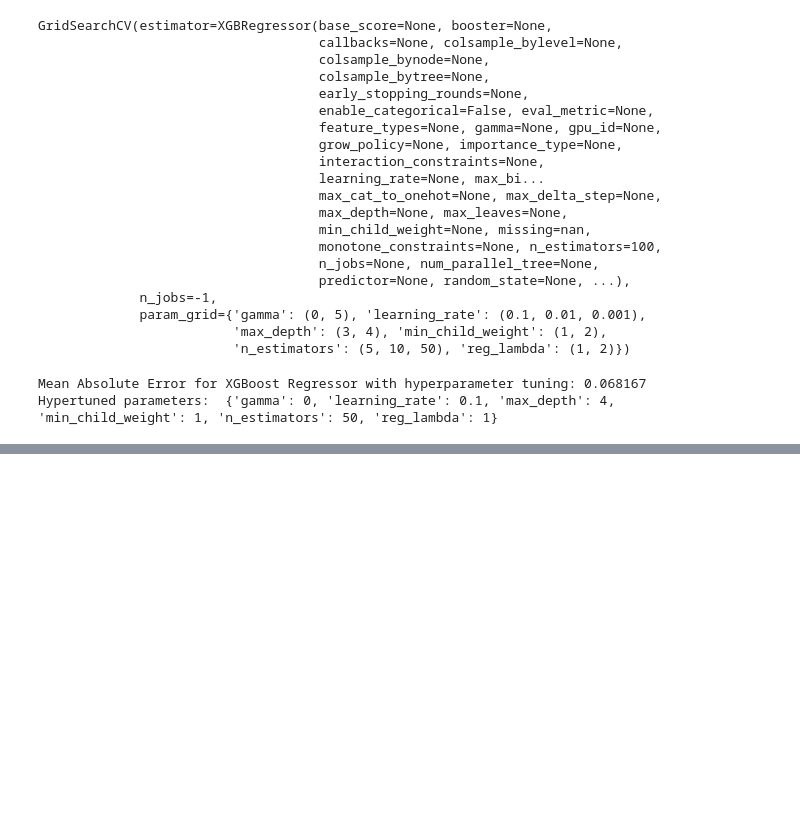
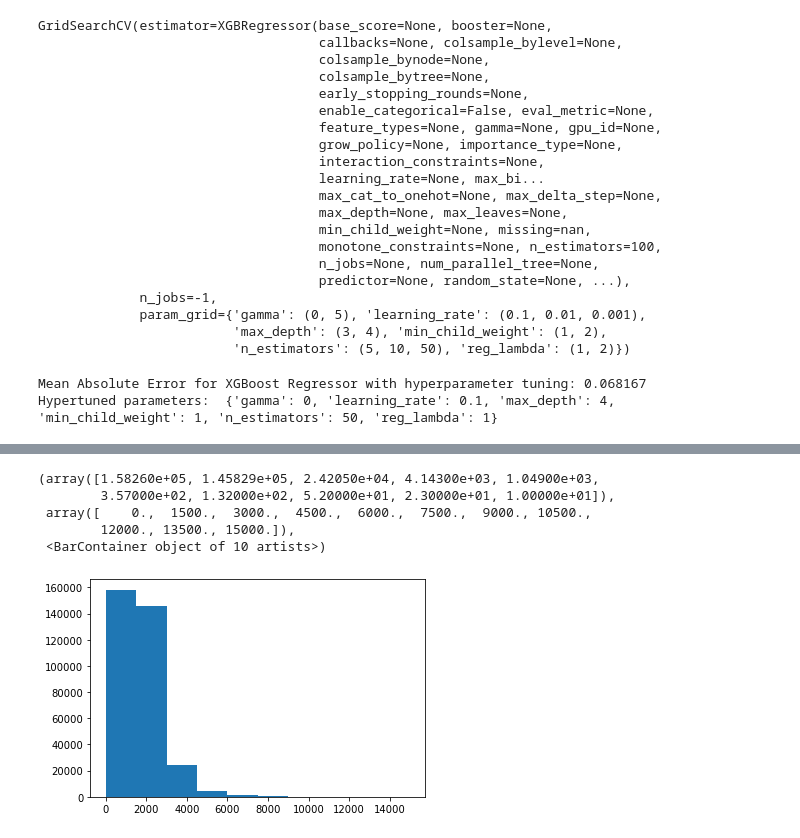
Before and after one commit to shimi66/AML_Assignment_2, a Jupyter notebook: Assignment_2.ipynb, the cells around one changed output, grey strips where cells are left out. Drawn from its saved outputs; the diff is of its cells as text; code cells hidden in the pictures; blank space fills up the shorter version.

```diff
--- a/Assignment_2.ipynb
+++ b/Assignment_2.ipynb
@@ -500,0 +503,10 @@ full_dataset.loc[:, 'calculatedfinishedsquarefeet'].hist()
+# %%
+#create histogram for bedroomcnt variable
+plt.hist(full_dataset['calculatedfinishedsquarefeet'], range=[0,15000])
+# %% [output]
+(array([1.58260e+05, 1.45829e+05, 2.42050e+04, 4.14300e+03, 1.04900e+03,
+        3.57000e+02, 1.32000e+02, 5.20000e+01, 2.30000e+01, 1.00000e+01]),
+ array([    0.,  1500.,  3000.,  4500.,  6000.,  7500.,  9000., 10500.,
+        12000., 13500., 15000.]),
+ <BarContainer object of 10 artists>)
+[figure, added]
```
Also changed, not shown: parts of 9 cells of this notebook, 1 other file.
